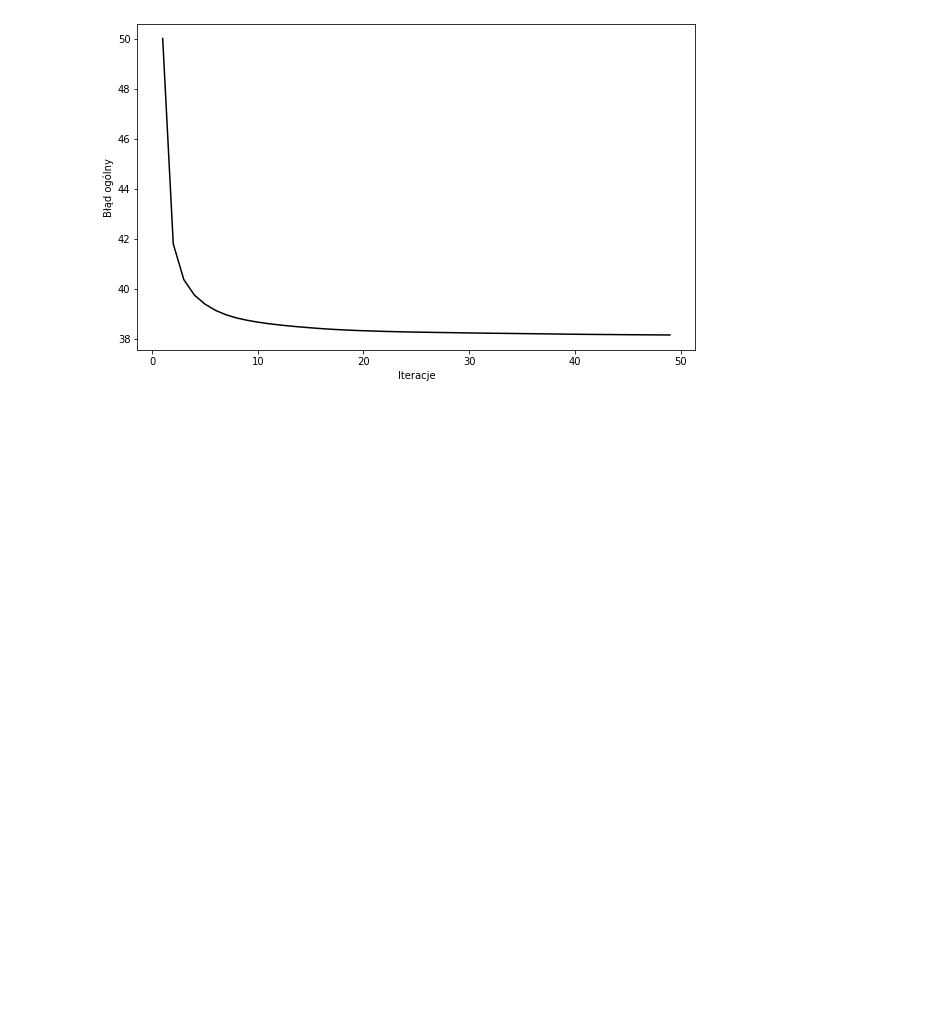
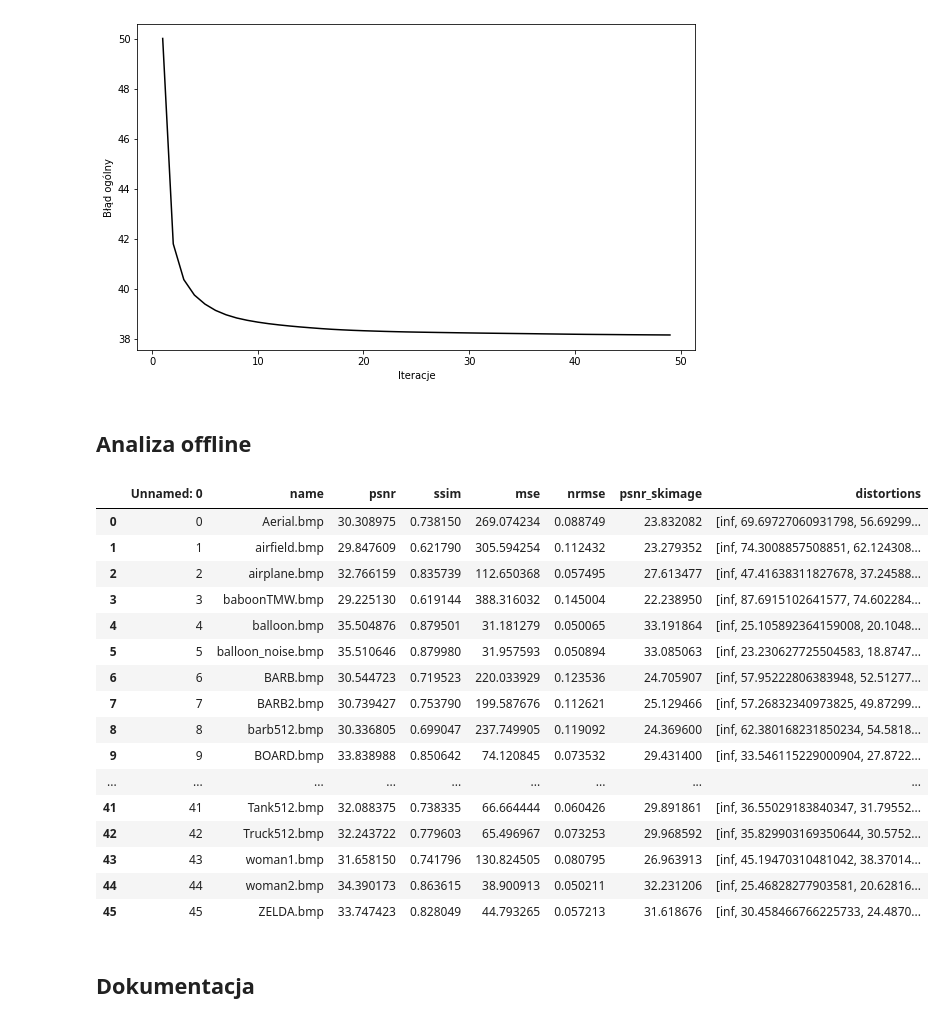
Before and after one commit to karlosos/image_vector_quantization, a Jupyter notebook: experiments/lbg_experiment_1.ipynb, the cells around one changed output. Drawn from its saved outputs; the diff is of its cells as text; code cells hidden in the pictures; blank space fills up the shorter version.

```diff
--- a/experiments/lbg_experiment_1.ipynb
+++ b/experiments/lbg_experiment_1.ipynb
@@ -135,3 +135,29 @@ plt.ylabel('Błąd ogólny')
 plt.savefig('lbg_4x4_32_mean_iterations.eps')
 # %% [output]
 [figure]
+# %% [markdown]
+## Analiza offline
+# %%
+import pandas as pd
+df = pd.read_csv('lbg_4x4_32_e=None.csv')
+df
+# %% [output]
+|  | Unnamed: 0 | name | psnr | ssim | mse | nrmse | psnr_skimage | distortions |
+| 0 | 0 | Aerial.bmp | 30.308975 | 0.738150 | 269.074234 | 0.088749 | 23.832082 | [inf, 69.69727060931798, 56.69299... |
+| 1 | 1 | airfield.bmp | 29.847609 | 0.621790 | 305.594254 | 0.112432 | 23.279352 | [inf, 74.3008857508851, 62.124308... |
+| 2 | 2 | airplane.bmp | 32.766159 | 0.835739 | 112.650368 | 0.057495 | 27.613477 | [inf, 47.41638311827678, 37.24588... |
+| 3 | 3 | baboonTMW.bmp | 29.225130 | 0.619144 | 388.316032 | 0.145004 | 22.238950 | [inf, 87.6915102641577, 74.602284... |
+| 4 | 4 | balloon.bmp | 35.504876 | 0.879501 | 31.181279 | 0.050065 | 33.191864 | [inf, 25.105892364159008, 20.1048... |
+| 5 | 5 | balloon_noise.bmp | 35.510646 | 0.879980 | 31.957593 | 0.050894 | 33.085063 | [inf, 23.230627725504583, 18.8747... |
+| 6 | 6 | BARB.bmp | 30.544723 | 0.719523 | 220.033929 | 0.123536 | 24.705907 | [inf, 57.95222806383948, 52.51277... |
+| 7 | 7 | BARB2.bmp | 30.739427 | 0.753790 | 199.587676 | 0.112621 | 25.129466 | [inf, 57.26832340973825, 49.87299... |
+| 8 | 8 | barb512.bmp | 30.336805 | 0.699047 | 237.749905 | 0.119092 | 24.369600 | [inf, 62.380168231850234, 54.5818... |
+| 9 | 9 | BOARD.bmp | 33.838988 | 0.850642 | 74.120845 | 0.073532 | 29.431400 | [inf, 33.546115229000904, 27.8722... |
+| ... | ... | ... | ... | ... | ... | ... | ... | ... |
+| 41 | 41 | Tank512.bmp | 32.088375 | 0.738335 | 66.664444 | 0.060426 | 29.891861 | [inf, 36.55029183840347, 31.79552... |
+| 42 | 42 | Truck512.bmp | 32.243722 | 0.779603 | 65.496967 | 0.073253 | 29.968592 | [inf, 35.829903169350644, 30.5752... |
+| 43 | 43 | woman1.bmp | 31.658150 | 0.741796 | 130.824505 | 0.080795 | 26.963913 | [inf, 45.19470310481042, 38.37014... |
+| 44 | 44 | woman2.bmp | 34.390173 | 0.863615 | 38.900913 | 0.050211 | 32.231206 | [inf, 25.46828277903581, 20.62816... |
+| 45 | 45 | ZELDA.bmp | 33.747423 | 0.828049 | 44.793265 | 0.057213 | 31.618676 | [inf, 30.458466766225733, 24.4870... |
+# %% [markdown]
+## Dokumentacja
```
Also changed, not shown: parts of 4 cells of this notebook, 6 other files.
